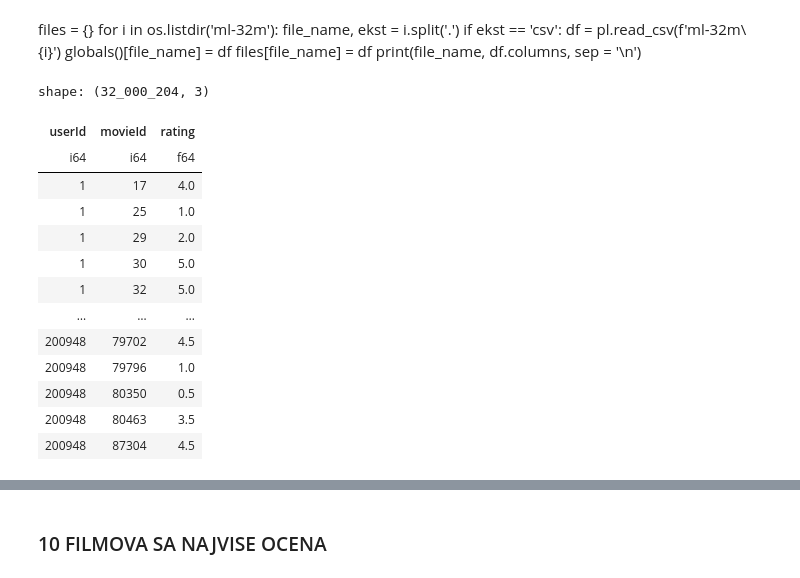
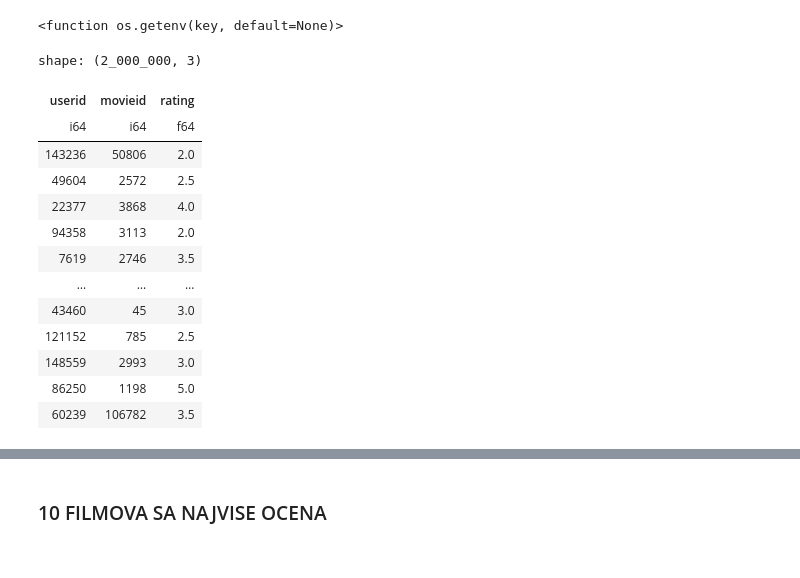
Before and after one commit to BogdanSliskovic/ML, a Jupyter notebook: film/Film.ipynb, the cells around one changed output, grey strips where cells are left out. Saved outputs shown, nothing was run; the diff lists cells and outputs as text; code cells hidden in the pictures.

```diff
--- a/film/Film.ipynb
+++ b/film/Film.ipynb
@@ -14,10 +16,42 @@ import pandas
-# %% [markdown]
-files = {}
-for i in os.listdir('ml-32m'):
-    file_name, ekst = i.split('.')
-    if ekst == 'csv':
-        df = pl.read_csv(f'ml-32m\\{i}')
-        globals()[file_name] = df
-        files[file_name] = df
-        print(file_name, df.columns, sep = '\n')
+# %%
+os.getenv
+# %% [output]
+<function os.getenv(key, default=None)>
+# %%
+
+# Kreiraj SQLAlchemy konekciju
+engine = create_engine("postgresql+psycopg2://postgres:BertaBerta1#@localhost:5432/movie_recommendation")
+conn = engine.connect()
+
+RATINGS = pl.read_database(query='SELECT * FROM raw.ratings ORDER BY RANDOM() LIMIT 2000000', connection=conn)
+
+conn.close()
+
+# conn = engine.connect()
+# df.write_database(
+#     table_name="data_lake.ratings",
+#     connection=conn,
+#     if_table_exists="append"
+# )
+
+# print("✅ Uspesno upisano 20 redova u 'data_lake.ratings'!")
+
+# conn.close()
+# %%
+RATINGS
+# %% [output]
+shape: (2_000_000, 3)
+| userid | movieid | rating |
+| i64 | i64 | f64 |
+| 143236 | 50806 | 2.0 |
+| 49604 | 2572 | 2.5 |
+| 22377 | 3868 | 4.0 |
+| 94358 | 3113 | 2.0 |
+| 7619 | 2746 | 3.5 |
+| … | … | … |
+| 43460 | 45 | 3.0 |
+| 121152 | 785 | 2.5 |
+| 148559 | 2993 | 3.0 |
+| 86250 | 1198 | 5.0 |
+| 60239 | 106782 | 3.5 |
 # %%
@@ -26,17 +59,0 @@ movies = pl.read_csv('ml-32m/movies.csv')
-# %%
-ratings
-# %% [output]
-shape: (32_000_204, 3)
-| userId | movieId | rating |
-| i64 | i64 | f64 |
-| 1 | 17 | 4.0 |
-| 1 | 25 | 1.0 |
-| 1 | 29 | 2.0 |
-| 1 | 30 | 5.0 |
-| 1 | 32 | 5.0 |
-| … | … | … |
-| 200948 | 79702 | 4.5 |
-| 200948 | 79796 | 1.0 |
-| 200948 | 80350 | 0.5 |
-| 200948 | 80463 | 3.5 |
-| 200948 | 87304 | 4.5 |
```
Also changed, not shown: parts of 66 cells of this notebook, 1 other file.
